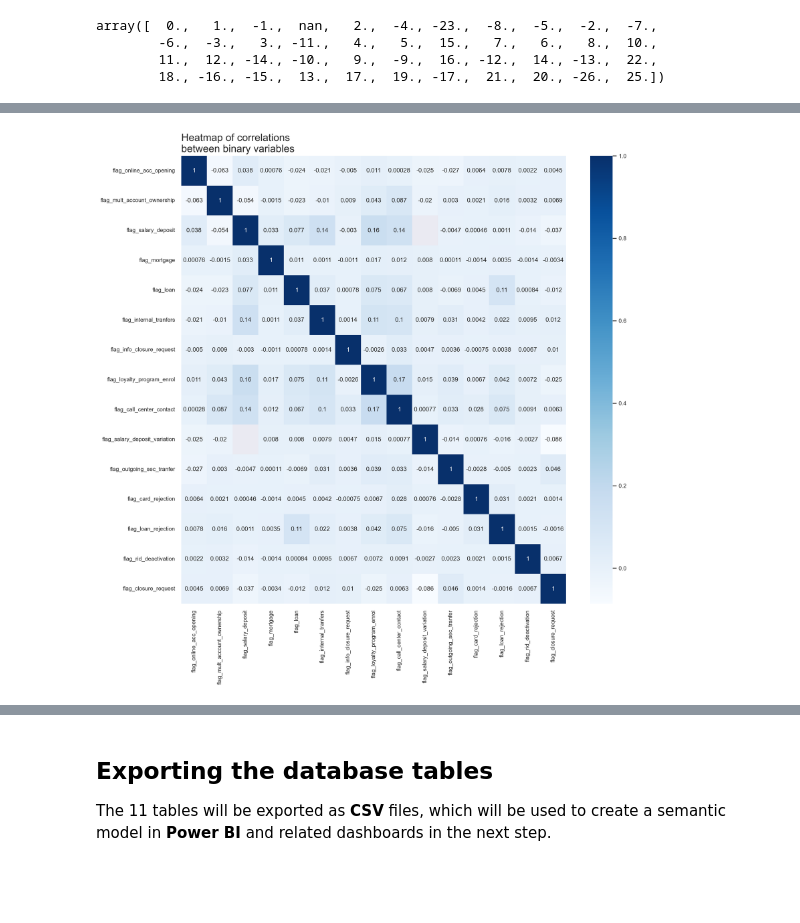
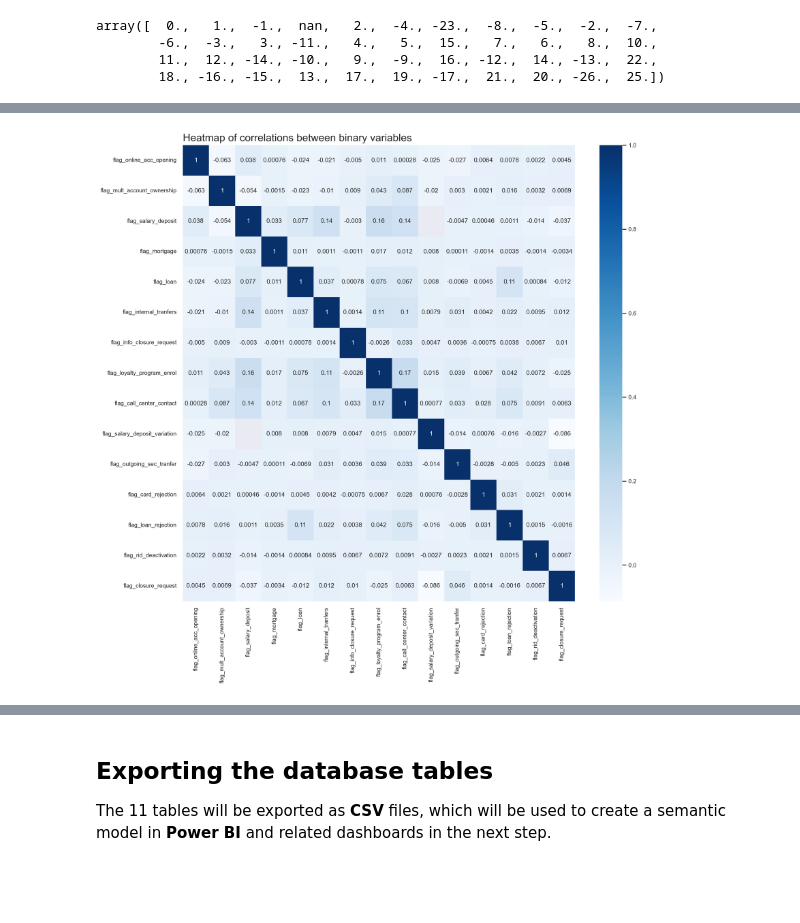
Before and after one commit to fedfioravanti/Bank-Churn-Prediction, a Jupyter notebook: notebooks/Bank-Churn-01-Intro-EDA.ipynb, the cells around one changed output, grey strips where cells are left out. Saved outputs shown, nothing was run; the diff lists cells and outputs as text; code cells hidden in the pictures.

```diff
--- a/notebooks/Bank-Churn-01-Intro-EDA.ipynb
+++ b/notebooks/Bank-Churn-01-Intro-EDA.ipynb
@@ -405,30 +615,3 @@ df.to_csv('../data/3-processed/df_01.csv', encoding='latin-1', index=False)
 # %%
 # load data from CSV for consistency reasons
 df = pd.read_csv('../data/3-processed/df_01.csv', low_memory=False, encoding='latin-1')
-# %%
-# define different typologies of variables
-continuous_vars = ['amt_cust_value', 'amt_pricing_fee', 'amt_transfer_to_competitors',
-                   'amt_tranfers_to_non_competitors', 'amt_credit_card_spending', 'amt_debit_card_spending',
-                   'num_transactions_count', 'num_trading_activities_count', 'amt_current_liquidity',
-                   'amt_current_managed', 'amt_current_administered', 'amt_6m_current_liquidity', 'amt_6m_current_managed',
-                   'amt_6m_current_administered']
-
-discrete_vars = ['num_cust_age', 'num_first_account_year', 'num_existing_services', 'num_website_access_count',
-                 'num_change_services', 'num_loyalty_points']
-
-ordinal_vars = ['amt_cust_income', 'mifid_profile']
-
-nominal_vars = ['prov_domicile', 'prov_residence', 'cust_profession', 'cust_type']
-
-binary_vars = ['flag_online_acc_opening', 'flag_mult_account_ownership', 'cust_gender', 'flag_salary_deposit',
-               'flag_mortgage', 'flag_loan', 'flag_internal_tranfers', 'flag_info_closure_request',
-               'flag_loyalty_program_enrol', 'flag_call_center_contact', 'flag_salary_deposit_variation',
-               'flag_outgoing_sec_tranfer', 'flag_card_rejection', 'flag_loan_rejection', 'flag_rid_deactivation']
-
-quant_vars = continuous_vars + discrete_vars
-
-categ_vars = ordinal_vars + nominal_vars + binary_vars
-
-target = ['flag_closure_request']
-
-# the variable 'Id_Cliente' has been excluded because it only contains one value
@@ -465,8 +636,8 @@ plt.show()
 # %%
 # create heatmap to explore correlations between binary variables and target
 plt.figure(figsize=(12, 12))
-plt.title('Heatmap of correlations \nbetween binary variables', loc='left', fontsize = 16)
+plt.title('Heatmap of correlations between binary variables', loc='left', fontsize = 16)
 sns.heatmap(df[binary_vars+target].corr(), cmap='Blues', annot=True)
 plt.show()
 # %% [output]
-[figure, old version]
+[figure, new version]
```
Also changed, not shown: parts of 44 cells of this notebook.
